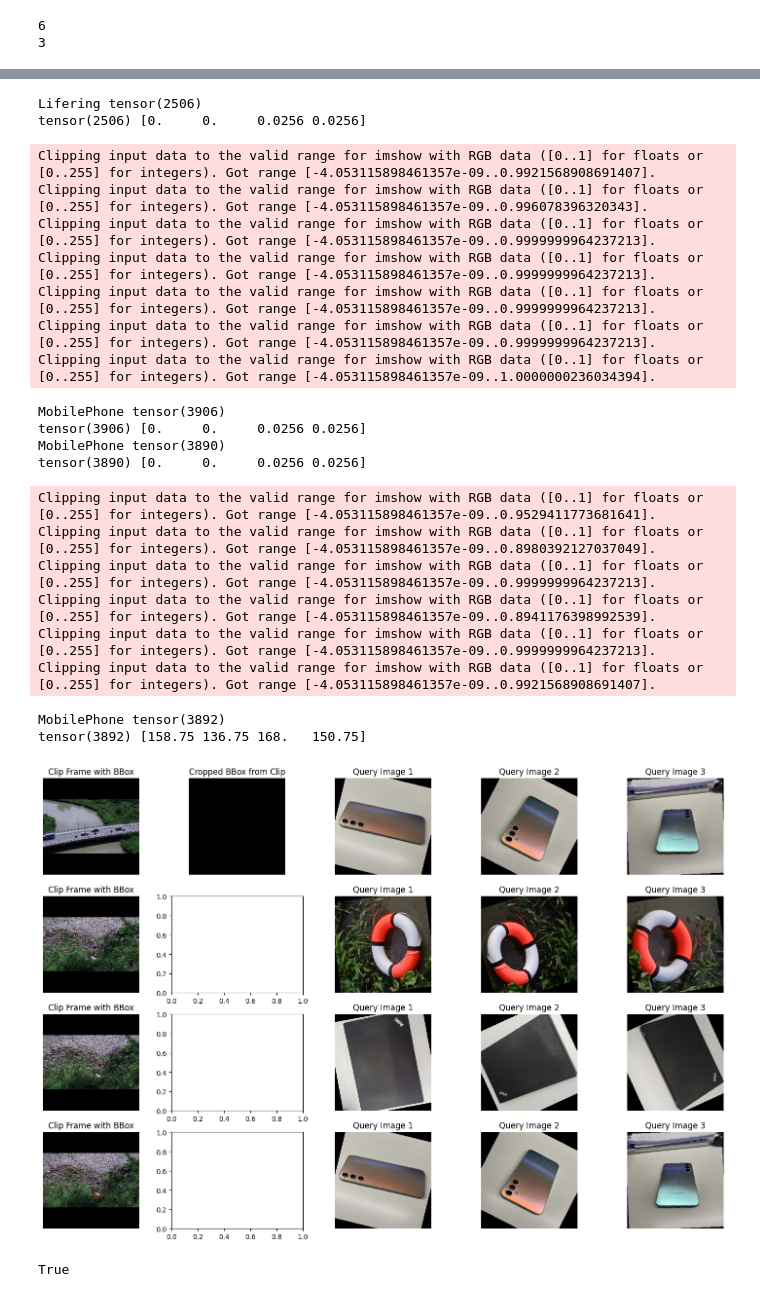
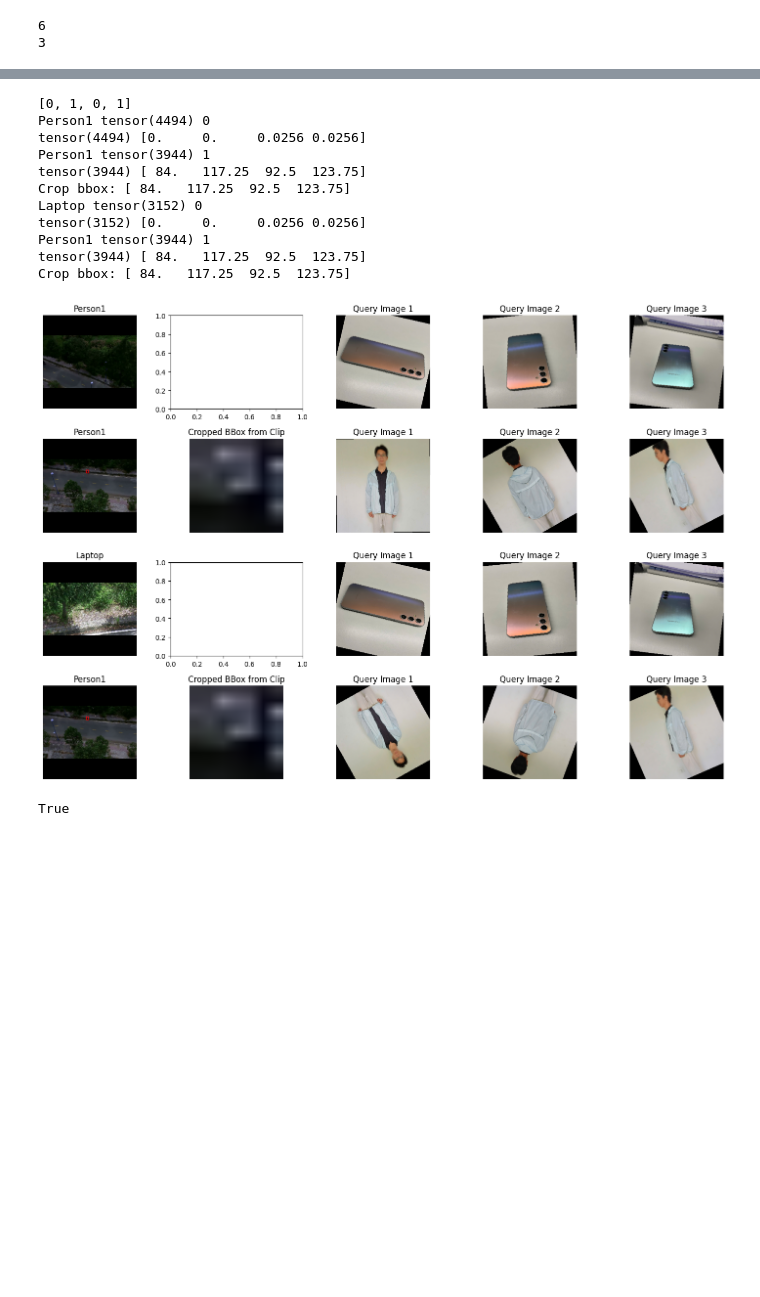
Before and after one commit to MinhDucNguyen9705/AeroEyes, a Jupyter notebook: data_pipeline.ipynb, the cells around one changed output, grey strips where cells are left out. Saved outputs shown, nothing was run; the diff lists cells and outputs as text; code cells hidden in the pictures; blank space fills up the shorter version.

```diff
--- a/data_pipeline.ipynb
+++ b/data_pipeline.ipynb
@@ -153,7 +153,7 @@ def sample_frames_balance(num_frames, frame_interval, sample, sampling='rand'):
     else:
         num_addition = anno_len - required_len
         start = random.choice(range(num_addition))
-        frame_idxs_pos = [anno_valid_idx_range[0] + start + it for it in range(num_frames)]
+        frame_idxs_pos = [anno_valid_idx_range[0] + start + it * frame_interval for it in range(num_frames)]
     return frame_idxs_pos
 
 decord.bridge.set_bridge("torch")
@@ -397,7 +397,7 @@ train_paths = [path for path in data_paths if path.split('/')[-1] in valid_objec
 # %%
 clip_params = {
     'num_frames': 30,
-    'frame_interval': 1,
+    'frame_interval': 3,
     'sampling': 'rand',
     'fine_size': 256,
     'padding_value': 'zero',
@@ -777,19 +774,20 @@ def unnormalize(img, mean, std):
 # %%
 num_sample = 4
 fig, axs = plt.subplots(4, 5, figsize=(15,10))
-# frame = [random.choice(bbox_indices[i]).item() if len(bbox_indices[i])>0 else 0 for i in range(num_sample)]
-frame = [random.randint(0, new_sample_data['clip'].shape[1]-1) for i in range(num_sample)]
 batch_idx = np.random.choice(new_sample_data['clip'].shape[0], num_sample, replace=False)
+frame = [random.choice(bbox_indices[batch_idx[i]]).item() if len(bbox_indices[batch_idx[i]])>0 else 0 for i in range(num_sample)]
+print(frame)
+# frame = [random.randint(0, new_sample_data['clip'].shape[1]-1) for i in range(num_sample)]
 
 for i in range(num_sample):
-    print(new_sample_data['object_title'][batch_idx[i]], new_sample_data['clip_idxs'][batch_idx[i], frame[i]])
+    print(new_sample_data['object_title'][batch_idx[i]], new_sample_data['clip_idxs'][batch_idx[i], frame[i]], frame[i])
     clip = new_sample_data['clip'][batch_idx[i], frame[i]].permute(1,2,0).cpu().numpy()
     clip = unnormalize(clip, NORMALIZE_MEAN, NORMALIZE_STD)
     h, w, _ = clip.shape
     # print(h, w)
     axs[i, 0].imshow(clip)
     axs[i, 0].axis('off')
-    axs[i, 0].set_title('Clip Frame with BBox')
+    axs[i, 0].set_title(f"{new_sample_data['object_title'][batch_idx[i]]}")
     bbox = new_sample_data['clip_bbox'][batch_idx[i], frame[i]]
     # bbox = recover_bbox(bbox, h, w)
     bbox = recover_boxes_to_original(bbox.unsqueeze(0), h, w)[0].squeeze(0).cpu().numpy()
@@ -797,7 +795,8 @@ for i in range(num_sample):
     rect = plt.Rectangle((bbox[1], bbox[0]), (bbox[3]-bbox[1]), (bbox[2]-bbox[0]), linewidth=1, edgecolor='r', facecolor='none')
     axs[i, 0].add_patch(rect)
     # Crop the image using the bounding box
-    if len(bbox_indices[i]) > 0:
+    if len(bbox_indices[batch_idx[i]]) > 0:
+        print('Crop bbox:', bbox)
         crop_image = clip
         y1, x1, y2, x2 = int(bbox[0]), int(bbox[1]), math.ceil(bbox[2]), math.ceil(bbox[3])
         crop_image = crop_image[y1:y2, x1:x2]
@@ -826,25 +837,15 @@ Clipping input data to the valid range for imshow with RGB data ([0..1] for floa
-Lifering tensor(2506)
-tensor(2506) [0.     0.     0.0256 0.0256]
+[0, 1, 0, 1]
+Person1 tensor(4494) 0
+tensor(4494) [0.     0.     0.0256 0.0256]
+Person1 tensor(3944) 1
+tensor(3944) [ 84.   117.25  92.5  123.75]
+Crop bbox: [ 84.   117.25  92.5  123.75]
+Laptop tensor(3152) 0
+tensor(3152) [0.     0.     0.0256 0.0256]
+Person1 tensor(3944) 1
+tensor(3944) [ 84.   117.25  92.5  123.75]
+Crop bbox: [ 84.   117.25  92.5  123.75]
-Clipping input data to the valid range for imshow with RGB data ([0..1] for floats or [0..255] for integers). Got range [-4.053115898461357e-09..0.9921568908691407].
-Clipping input data to the valid range for imshow with RGB data ([0..1] for floats or [0..255] for integers). Got range [-4.053115898461357e-09..0.996078396320343].
-Clipping input data to the valid range for imshow with RGB data ([0..1] for floats or [0..255] for integers). Got range [-4.053115898461357e-09..0.9999999964237213].
-Clipping input data to the valid range for imshow with RGB data ([0..1] for floats or [0..255] for integers). Got range [-4.053115898461357e-09..0.9999999964237213].
-Clipping input data to the valid range for imshow with RGB data ([0..1] for floats or [0..255] for integers). Got range [-4.053115898461357e-09..0.9999999964237213].
-Clipping input data to the valid range for imshow with RGB data ([0..1] for floats or [0..255] for integers). Got range [-4.053115898461357e-09..0.9999999964237213].
-Clipping input data to the valid range for imshow with RGB data ([0..1] for floats or [0..255] for integers). Got range [-4.053115898461357e-09..1.0000000236034394].
-MobilePhone tensor(3906)
-tensor(3906) [0.     0.     0.0256 0.0256]
-MobilePhone tensor(3890)
-tensor(3890) [0.     0.     0.0256 0.0256]
-Clipping input data to the valid range for imshow with RGB data ([0..1] for floats or [0..255] for integers). Got range [-4.053115898461357e-09..0.9529411773681641].
-Clipping input data to the valid range for imshow with RGB data ([0..1] for floats or [0..255] for integers). Got range [-4.053115898461357e-09..0.8980392127037049].
-Clipping input data to the valid range for imshow with RGB data ([0..1] for floats or [0..255] for integers). Got range [-4.053115898461357e-09..0.9999999964237213].
-Clipping input data to the valid range for imshow with RGB data ([0..1] for floats or [0..255] for integers). Got range [-4.053115898461357e-09..0.8941176398992539].
-Clipping input data to the valid range for imshow with RGB data ([0..1] for floats or [0..255] for integers). Got range [-4.053115898461357e-09..0.9999999964237213].
-Clipping input data to the valid range for imshow with RGB data ([0..1] for floats or [0..255] for integers). Got range [-4.053115898461357e-09..0.9921568908691407].
-MobilePhone tensor(3892)
-tensor(3892) [158.75 136.75 168.   150.75]
-[figure, old version]
+[figure, new version]
 # %%
 i = 2
 img = sample_data['clip'][i, frame[i]].permute(1, 2, 0).cpu().numpy()
```
Also changed, not shown: parts of 7 cells of this notebook, 5 other files.
